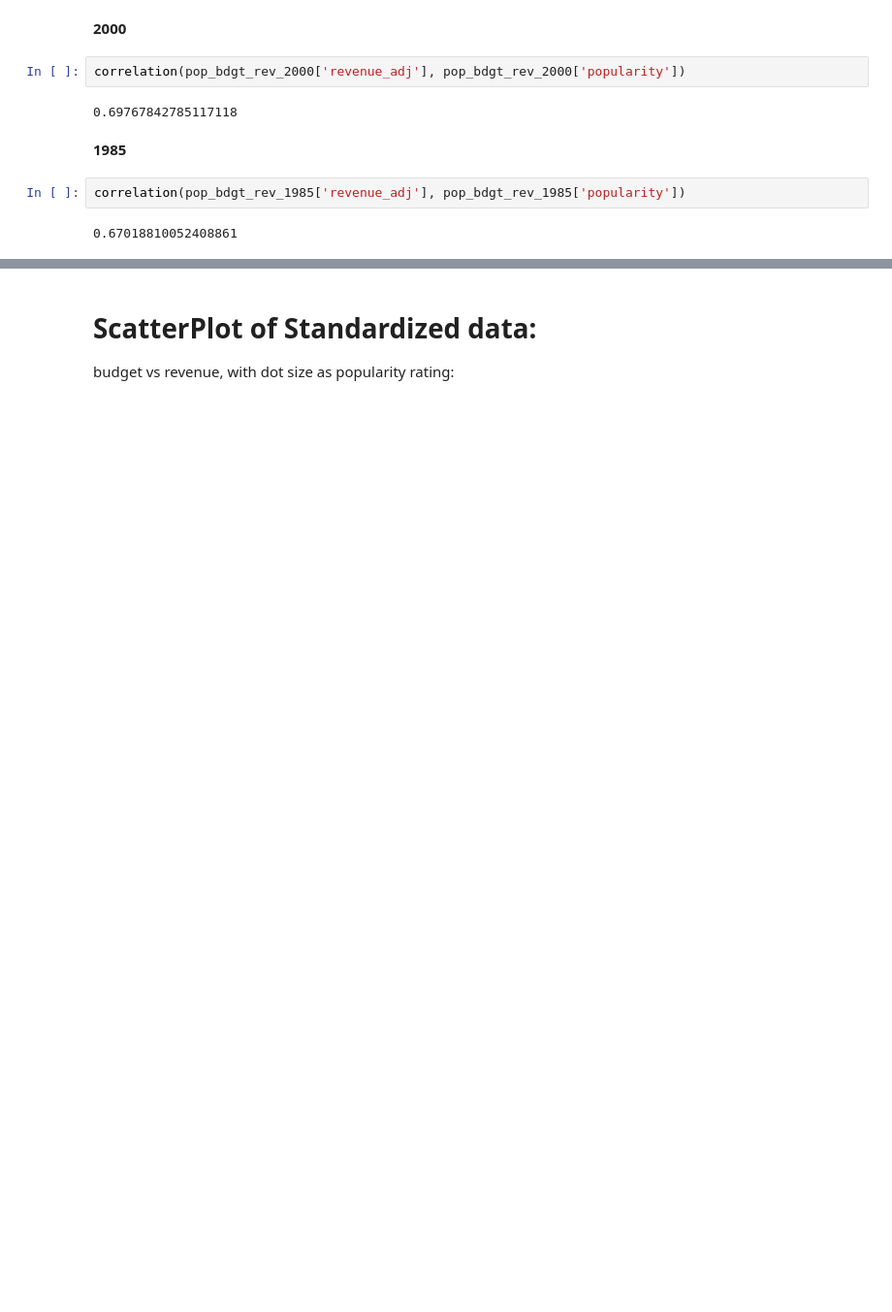
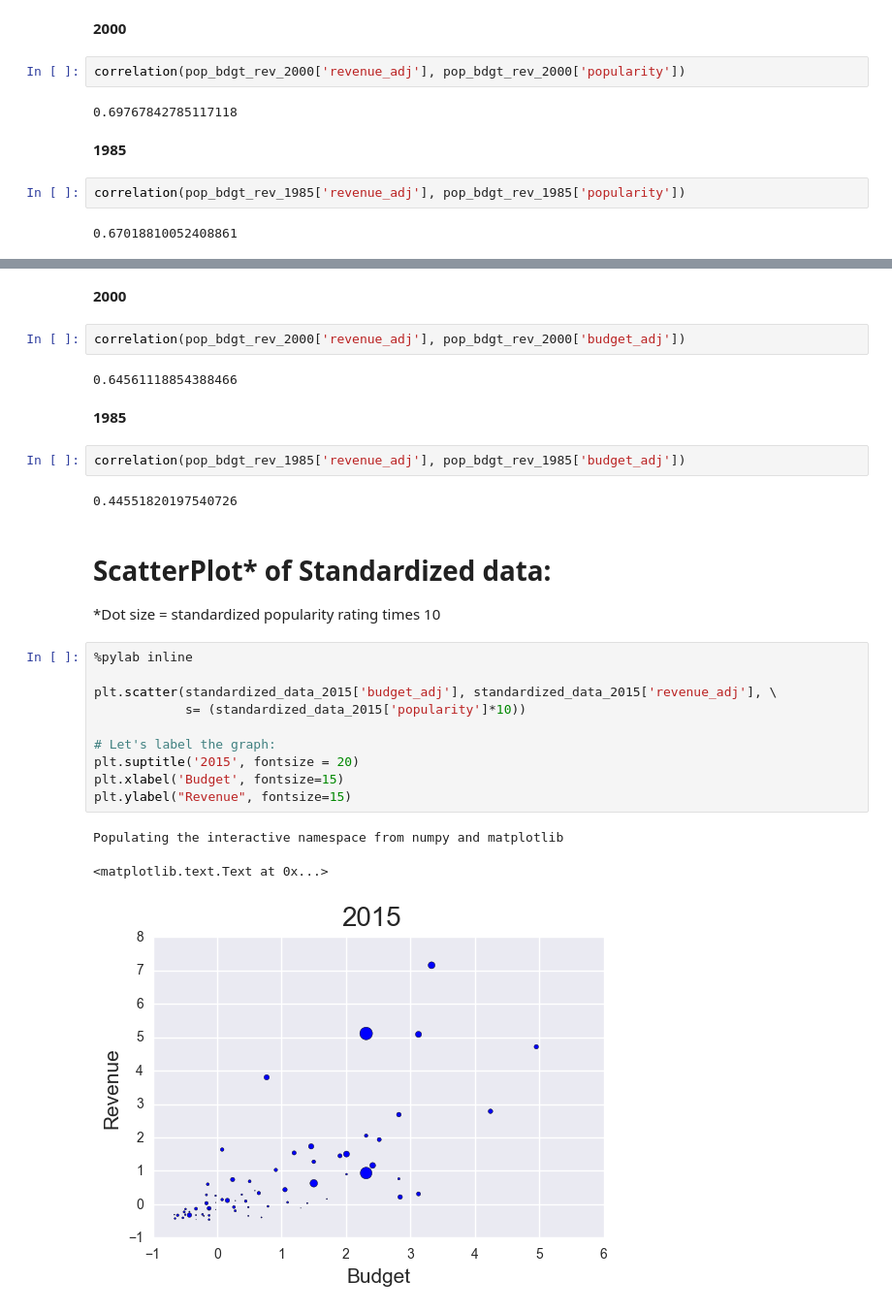
Before and after one commit to ctrachte/Movie-Data-Analysis-Project, a Jupyter notebook: Final_Project.ipynb, the cells around one changed output, grey strips where cells are left out. Shown: that part at 97% size. Cells and saved outputs as stored; diff of their text form; blank space fills up the shorter version.

```diff
--- a/Final_Project.ipynb
+++ b/Final_Project.ipynb
@@ -193,4 +203,30 @@ correlation(pop_bdgt_rev_1985['revenue_adj'], pop_bdgt_rev_1985['popularity'])
+# %% [markdown]
+**2000**
+# %%
+correlation(pop_bdgt_rev_2000['revenue_adj'], pop_bdgt_rev_2000['budget_adj'])
+# %% [output]
+0.64561118854388466
+# %% [markdown]
+**1985**
+# %%
+correlation(pop_bdgt_rev_1985['revenue_adj'], pop_bdgt_rev_1985['budget_adj'])
+# %% [output]
+0.44551820197540726
 # %% [markdown]
-# ScatterPlot of Standardized data:
+# ScatterPlot* of Standardized data:
 
-budget vs revenue, with dot size as popularity rating:
+*Dot size = standardized popularity rating times 10
+# %%
+%pylab inline
+
+plt.scatter(standardized_data_2015['budget_adj'], standardized_data_2015['revenue_adj'], \
+            s= (standardized_data_2015['popularity']*10))
+
+# Let's label the graph:
+plt.suptitle('2015', fontsize = 20)
+plt.xlabel('Budget', fontsize=15)
+plt.ylabel("Revenue", fontsize=15)
+# %% [output]
+Populating the interactive namespace from numpy and matplotlib
+<matplotlib.text.Text at 0x...>
+[figure, added]
```
Also changed, not shown: parts of 24 cells of this notebook.
